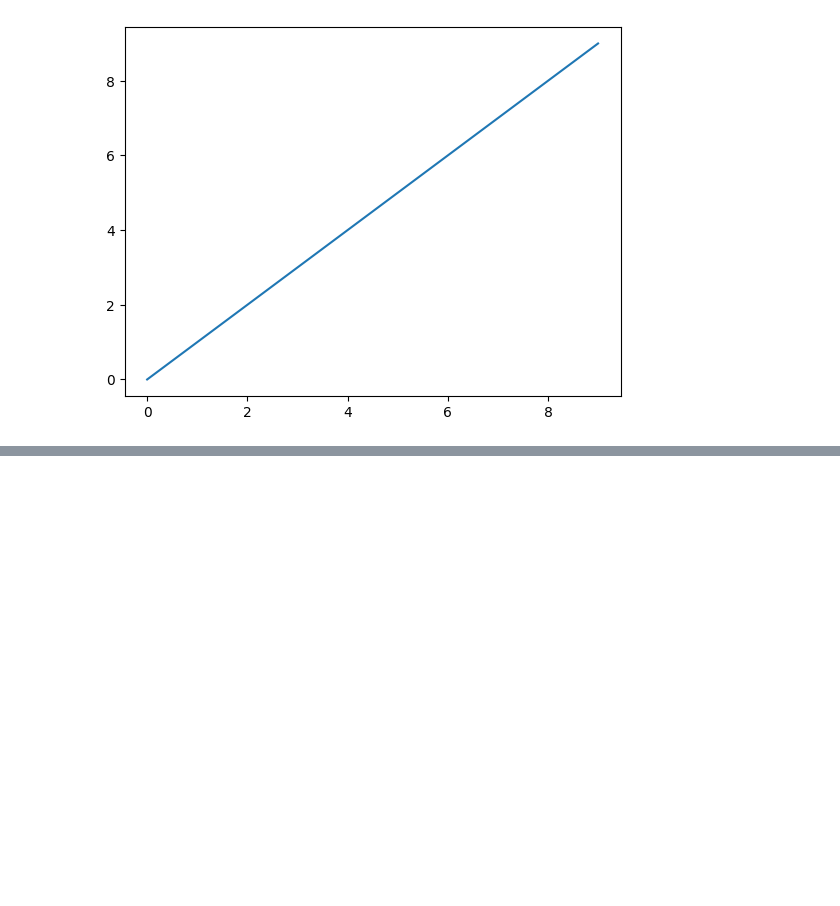
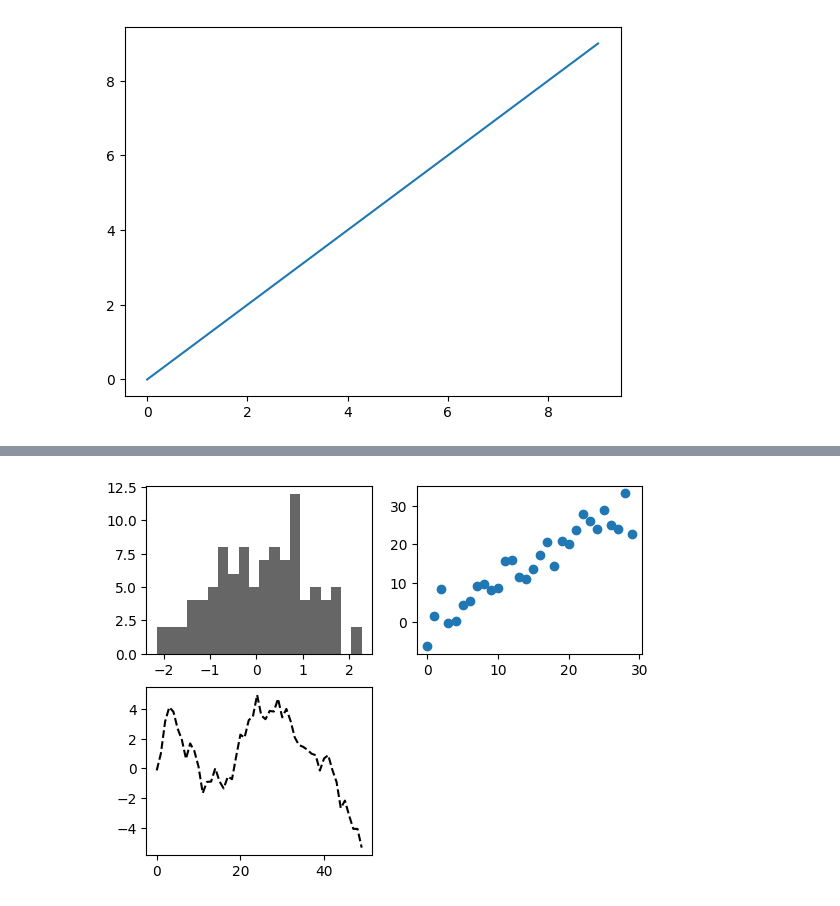
Before and after one commit to f-ckyou/pandas, a Jupyter notebook: pd-9/1_matplotlib_API_primer.ipynb, the cells around one changed output, grey strips where cells are left out. Drawn from its saved outputs; the diff is of its cells as text; code cells hidden in the pictures; blank space fills up the shorter version.

```diff
--- a/pd-9/1_matplotlib_API_primer.ipynb
+++ b/pd-9/1_matplotlib_API_primer.ipynb
@@ -51,0 +141,29 @@ plt.plot(data)  # simple line plot
+# %%
+fig = plt.figure()
+
+ax1 = fig.add_subplot(2,2,1)
+ax2 = fig.add_subplot(2,2,2)
+ax3 = fig.add_subplot(2,2,3)
+ax3.plot(np.random.standard_normal(50).cumsum(), color="black", linestyle="dashed");
+
+# notice the output like "[<matplotlib.lines.Line2D at 0x7336df8c7750>]"
+# matplotlib returns objects that reference the plot subcomponent that was just added.
+# put a semicolon at the end of the line to supress the output
+
+# the objects returned by fig.add_subplot here are AxesSubplot objects,
+# KEY POINTS:
+    # each subplot is a separate AxesSubplot object
+    # we can call methods like .plot(), .set_title(), etc on each one individually
+
+    # This allows you to:
+        # create multiple independent plots in one figure
+        # customize each subplot separately
+        # keep your code organized
+
+
+ax1.hist(np.random.standard_normal(100), bins=20, color="black", alpha=0.6);
+# the style option alpha sets the transparency of the overlain plot
+# bins is the total number of bars
+ax2.scatter(np.arange(30), np.arange(30) + 3 * np.random.standard_normal(30));
+# %% [output]
+[figure, added]
```
Also changed, not shown: parts of 14 cells of this notebook.
